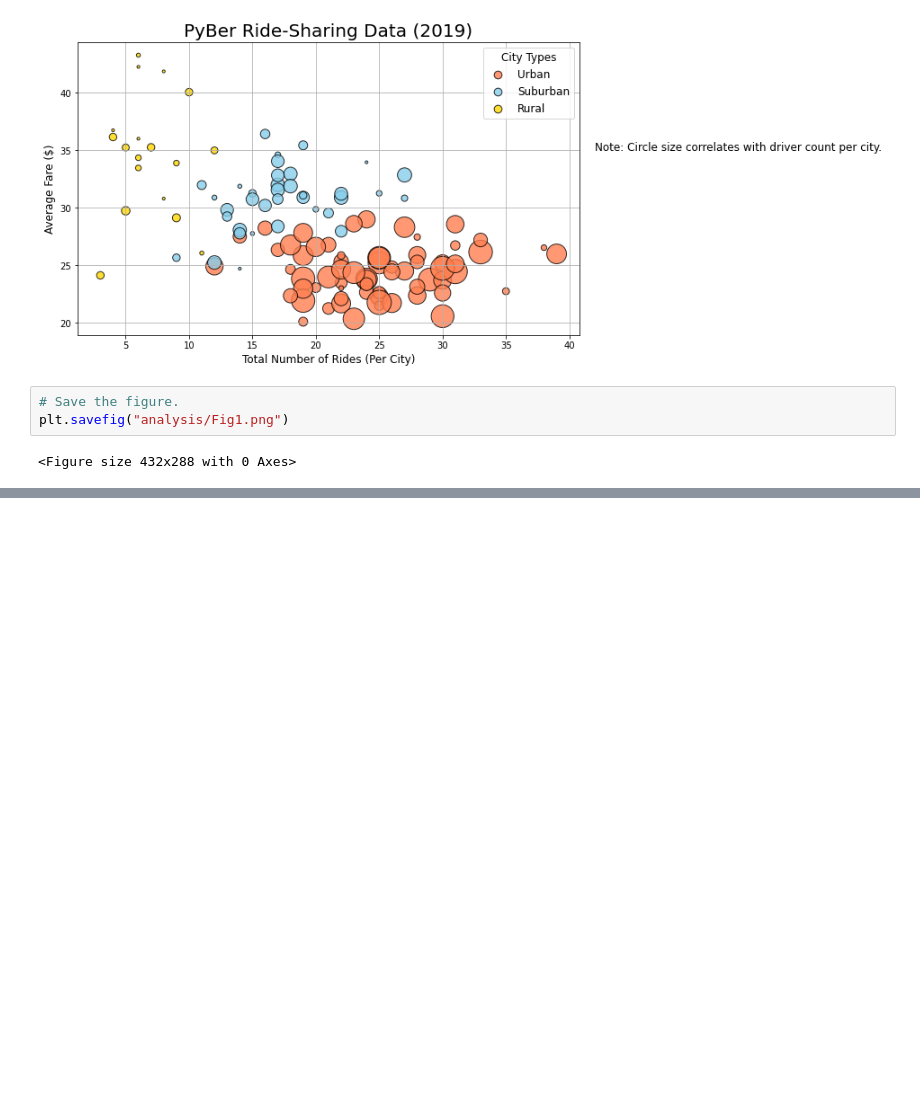
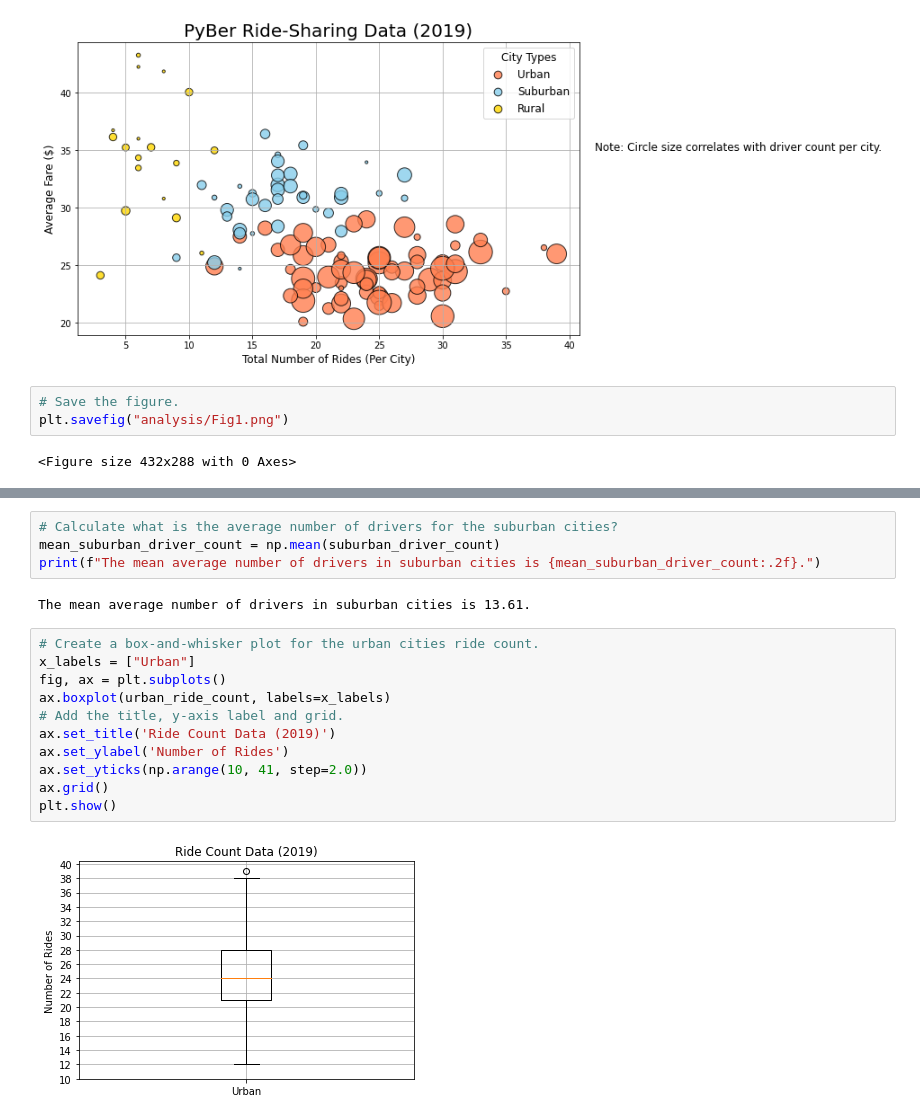
Before and after one commit to S-ux775/PyBer_Analysis, a Jupyter notebook: PyBer.ipynb, the cells around one changed output, grey strips where cells are left out. Drawn from its saved outputs; the diff is of its cells as text; blank space fills up the shorter version.

```diff
--- a/PyBer.ipynb
+++ b/PyBer.ipynb
@@ -431,0 +642,19 @@ plt.savefig("analysis/Fig1.png")
+# %%
+# Calculate what is the average number of drivers for the suburban cities?
+mean_suburban_driver_count = np.mean(suburban_driver_count)
+print(f"The mean average number of drivers in suburban cities is {mean_suburban_driver_count:.2f}.")
+# %% [output]
+The mean average number of drivers in suburban cities is 13.61.
+# %%
+# Create a box-and-whisker plot for the urban cities ride count.
+x_labels = ["Urban"]
+fig, ax = plt.subplots()
+ax.boxplot(urban_ride_count, labels=x_labels)
+# Add the title, y-axis label and grid.
+ax.set_title('Ride Count Data (2019)')
+ax.set_ylabel('Number of Rides')
+ax.set_yticks(np.arange(10, 41, step=2.0))
+ax.grid()
+plt.show()
+# %% [output]
+[figure, added]
```
Also changed, not shown: parts of 36 cells of this notebook, 2 other files.
